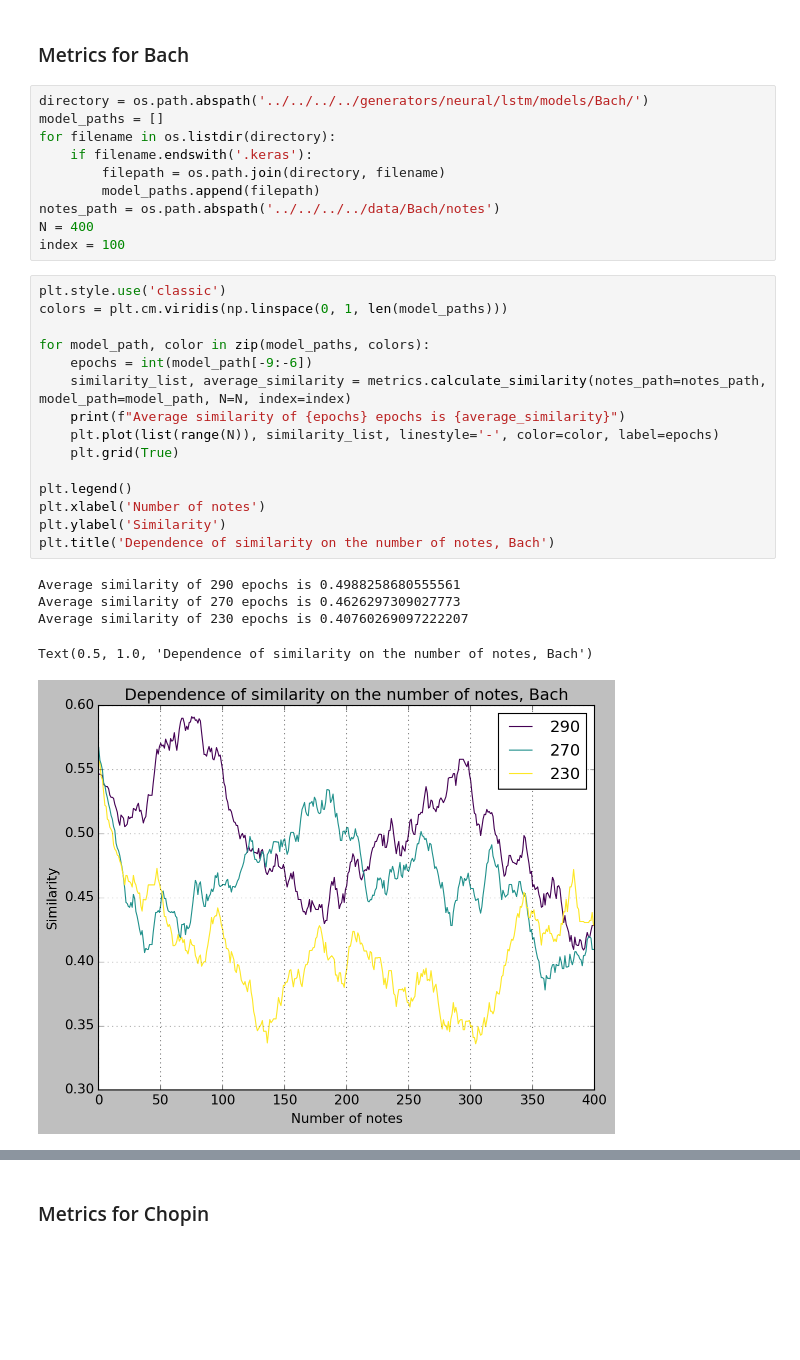
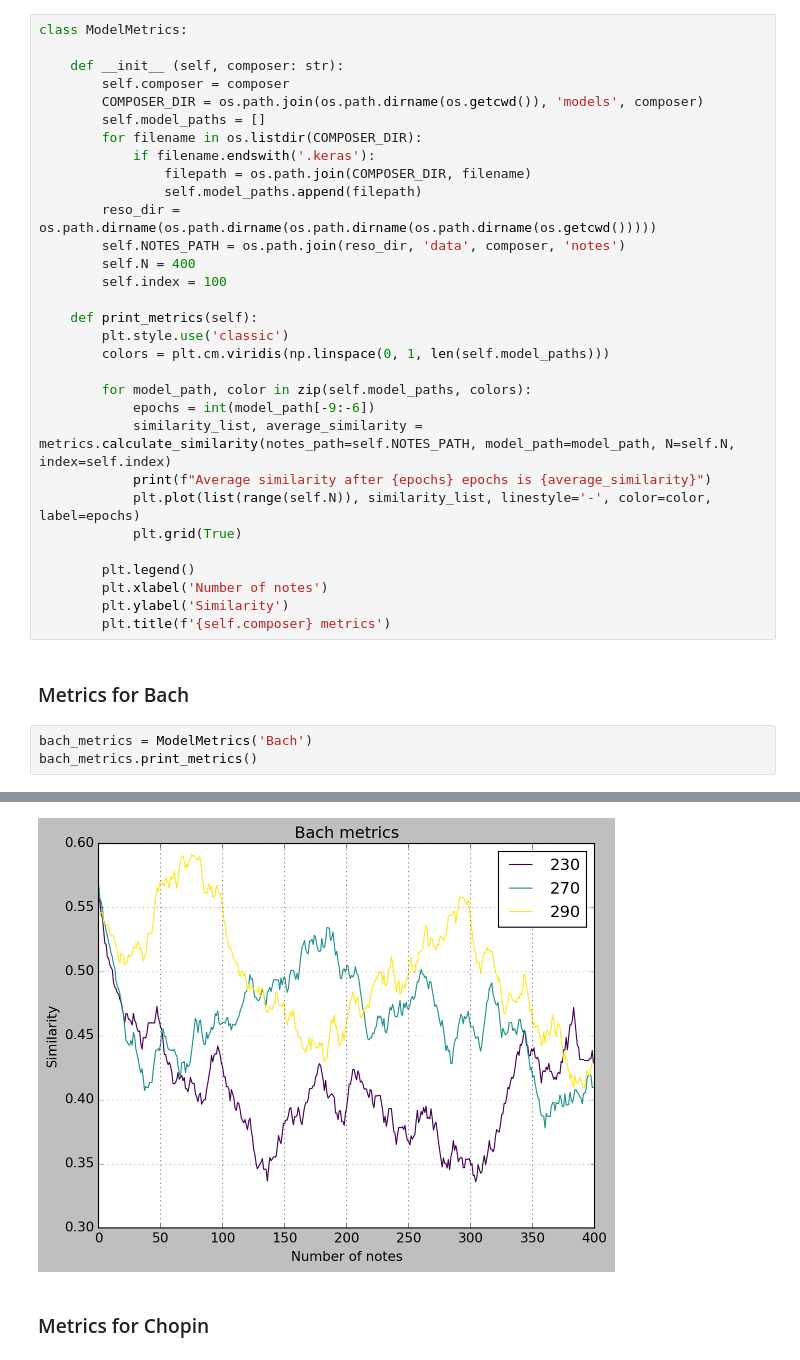
Before and after one commit to Skripkon/RESO, a Jupyter notebook: generators/neural/lstm/metrics/graphs.ipynb, the cells around one changed output, grey strips where cells are left out. Cells and saved outputs as stored; diff of their text form; blank space fills up the shorter version.

Commit message:
📊 Improve metrics for LSTM model

```diff
--- a/generators/neural/lstm/metrics/graphs.ipynb
+++ b/generators/neural/lstm/metrics/graphs.ipynb
@@ -12,33 +30,37 @@ To enable the following instructions: AVX2 FMA, in other operations, rebuild Ten
+# %%
+class ModelMetrics:
+
+    def __init__ (self, composer: str):
+        self.composer = composer
+        COMPOSER_DIR = os.path.join(os.path.dirname(os.getcwd()), 'models', composer)
+        self.model_paths = []
+        for filename in os.listdir(COMPOSER_DIR):
+            if filename.endswith('.keras'):
+                filepath = os.path.join(COMPOSER_DIR, filename)
+                self.model_paths.append(filepath)
+        reso_dir = os.path.dirname(os.path.dirname(os.path.dirname(os.path.dirname(os.getcwd()))))
+        self.NOTES_PATH = os.path.join(reso_dir, 'data', composer, 'notes')
+        self.N = 400
+        self.index = 100
+
+    def print_metrics(self):
+        plt.style.use('classic')
+        colors = plt.cm.viridis(np.linspace(0, 1, len(self.model_paths)))
+
+        for model_path, color in zip(self.model_paths, colors):
+            epochs = int(model_path[-9:-6])
+            similarity_list, average_similarity = metrics.calculate_similarity(notes_path=self.NOTES_PATH, model_path=model_path, N=self.N, index=self.index)
+            print(f"Average similarity after {epochs} epochs is {average_similarity}")
+            plt.plot(list(range(self.N)), similarity_list, linestyle='-', color=color, label=epochs)
+            plt.grid(True)
+
+        plt.legend()
+        plt.xlabel('Number of notes')
+        plt.ylabel('Similarity')
+        plt.title(f'{self.composer} metrics')
 # %% [markdown]
 ### Metrics for Bach
-# %%
-directory = os.path.abspath('../../../../generators/neural/lstm/models/Bach/')
-model_paths = []
-for filename in os.listdir(directory):
-    if filename.endswith('.keras'):
-        filepath = os.path.join(directory, filename)
-        model_paths.append(filepath)
-notes_path = os.path.abspath('../../../../data/Bach/notes')
-N = 400
-index = 100
-# %%
-plt.style.use('classic')
-colors = plt.cm.viridis(np.linspace(0, 1, len(model_paths)))
-
-for model_path, color in zip(model_paths, colors):
-    epochs = int(model_path[-9:-6])
-    similarity_list, average_similarity = metrics.calculate_similarity(notes_path=notes_path, model_path=model_path, N=N, index=index)
-    print(f"Average similarity of {epochs} epochs is {average_similarity}")
-    plt.plot(list(range(N)), similarity_list, linestyle='-', color=color, label=epochs)
-    plt.grid(True)
-
-plt.legend()
-plt.xlabel('Number of notes')
-plt.ylabel('Similarity')
-plt.title('Dependence of similarity on the number of notes, Bach')
-# %% [output]
-Average similarity of 290 epochs is 0.4988258680555561
-Average similarity of 270 epochs is 0.4626297309027773
-Average similarity of 230 epochs is 0.40760269097222207
-Text(0.5, 1.0, 'Dependence of similarity on the number of notes, Bach')
-[figure, removed]
+# %%
+bach_metrics = ModelMetrics('Bach')
+bach_metrics.print_metrics()
+# %% [output]
@@ -45,2 +70,3 @@ Text(0.5, 1.0, 'Dependence of similarity on the number of notes, Bach')
+[figure, added]
 # %% [markdown]
 ### Metrics for Chopin
```
Also changed, not shown: parts of 8 cells of this notebook, 2 other files.
